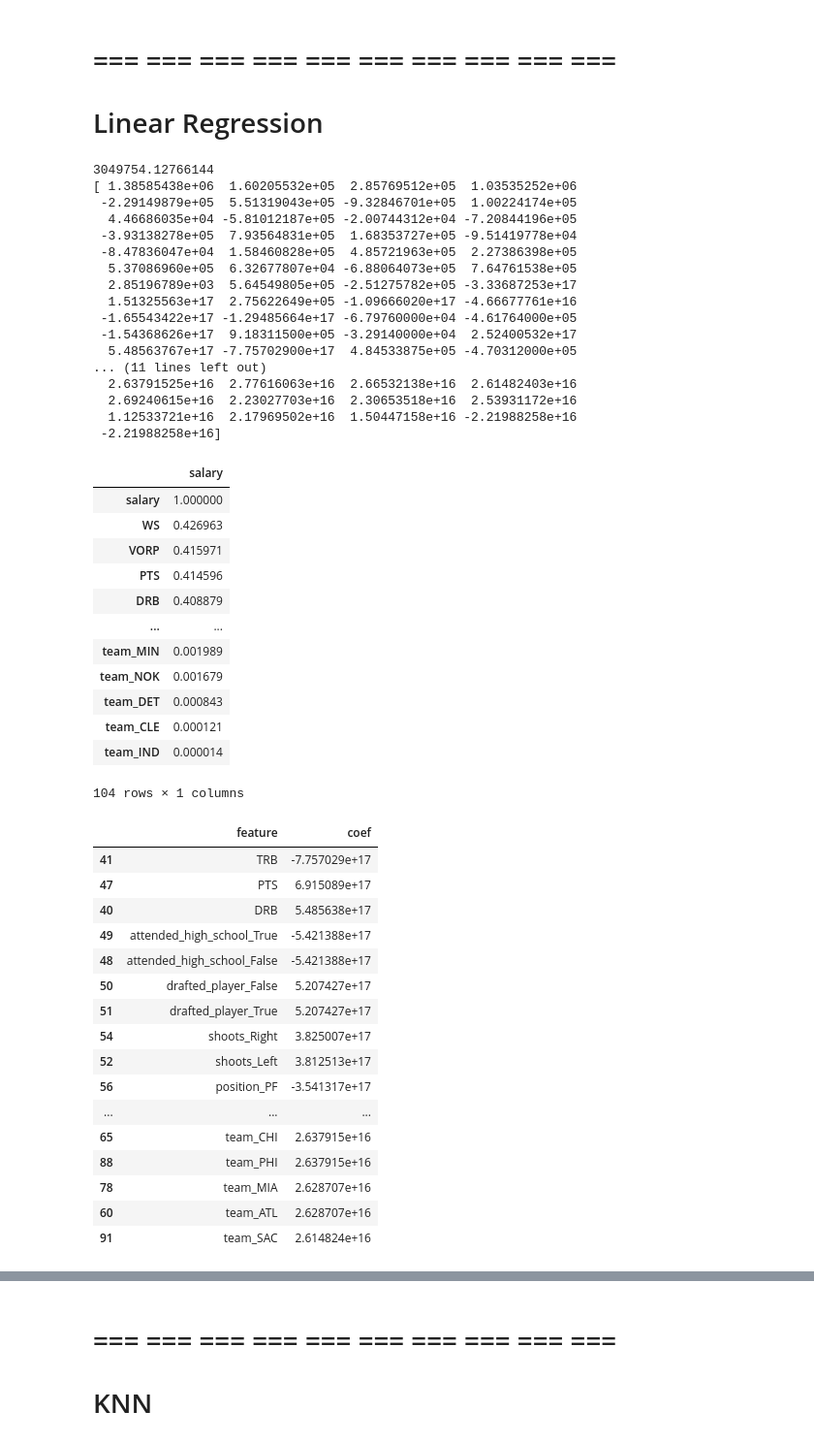
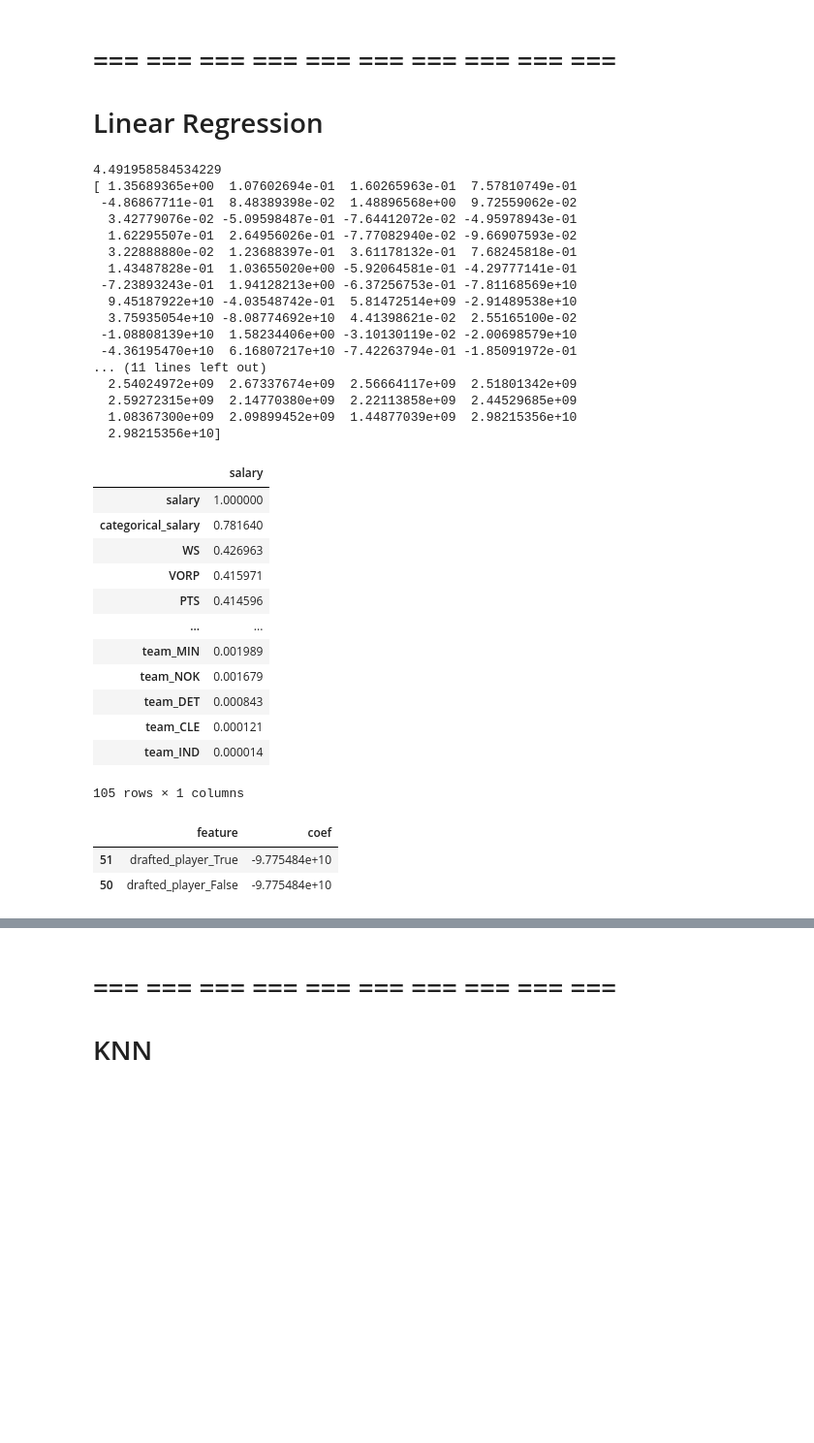
Before and after one commit to LukasMachetanz/data-mining-nba, a Jupyter notebook: data_mining-nba.ipynb, the cells around one changed output, grey strips where cells are left out. Shown at 97% size. Drawn from its saved outputs; the diff is of its cells as text; code cells hidden in the pictures; blank space fills up the shorter version.

```diff
--- a/data_mining-nba.ipynb
+++ b/data_mining-nba.ipynb
@@ -1169,0 +1219,4 @@ correlations_df.head(20)
+# %%
+# labels = ["One", "Two", "Three", "Four", "Five", "Six", "Seven", "Eight", "Nine", "Ten"]
+labels = ["1", "2", "3", "4", "5", "6", "7", "8", "9", "10"]
+df["categorical_salary"] = pd.qcut(df.salary, q=10, labels=False)
@@ -1170,3 +1242,5 @@ correlations_df.head(20)
+# %%
+df["categorical_salary"] = df["categorical_salary"].astype(int)
 # %% [markdown]
 # === === === === === === === === === ===
 # Train / Test Split
@@ -1175,7 +1249,7 @@ split_df = df
 # %% [markdown]
 ## Trainingsdaten
 # %%
-X = split_df.drop(columns = ["salary"])
+X = split_df.drop(columns = ["salary", "categorical_salary"])
 # %% [markdown]
 ### Top Ten Correlation Features
 
@@ -1268,2 +1344,2 @@ X.drop(columns = ["3P%"], inplace=True)
 # %%
-y = split_df["salary"]
+y = split_df["categorical_salary"]
@@ -1297,61 +1373,47 @@ y_pred = model.predict(X_test_linear)
 print(model.intercept_)
 print(model.coef_)
 # %% [output]
-3049754.12766144
-[ 1.38585438e+06  1.60205532e+05  2.85769512e+05  1.03535252e+06
- -2.29149879e+05  5.51319043e+05 -9.32846701e+05  1.00224174e+05
-  4.46686035e+04 -5.81012187e+05 -2.00744312e+04 -7.20844196e+05
- -3.93138278e+05  7.93564831e+05  1.68353727e+05 -9.51419778e+04
- -8.47836047e+04  1.58460828e+05  4.85721963e+05  2.27386398e+05
-  5.37086960e+05  6.32677807e+04 -6.88064073e+05  7.64761538e+05
-  2.85196789e+03  5.64549805e+05 -2.51275782e+05 -3.33687253e+17
-  1.51325563e+17  2.75622649e+05 -1.09666020e+17 -4.66677761e+16
- -1.65543422e+17 -1.29485664e+17 -6.79760000e+04 -4.61764000e+05
- -1.54368626e+17  9.18311500e+05 -3.29140000e+04  2.52400532e+17
-  5.48563767e+17 -7.75702900e+17  4.84533875e+05 -4.70312000e+05
+4.491958584534229
+[ 1.35689365e+00  1.07602694e-01  1.60265963e-01  7.57810749e-01
+ -4.86867711e-01  8.48389398e-02  1.48896568e+00  9.72559062e-02
+  3.42779076e-02 -5.09598487e-01 -7.64412072e-02 -4.95978943e-01
+  1.62295507e-01  2.64956026e-01 -7.77082940e-02 -9.66907593e-02
+  3.22888880e-02  1.23688397e-01  3.61178132e-01  7.68245818e-01
+  1.43487828e-01  1.03655020e+00 -5.92064581e-01 -4.29777141e-01
+ -7.23893243e-01  1.94128213e+00 -6.37256753e-01 -7.81168569e+10
+  9.45187922e+10 -4.03548742e-01  5.81472514e+09 -2.91489538e+10
+  3.75935054e+10 -8.08774692e+10  4.41398621e-02  2.55165100e-02
+ -1.08808139e+10  1.58234406e+00 -3.10130119e-02 -2.00698579e+10
+ -4.36195470e+10  6.16807217e+10 -7.42263794e-01 -1.85091972e-01
 ... (11 lines left out)
-  2.63791525e+16  2.77616063e+16  2.66532138e+16  2.61482403e+16
-  2.69240615e+16  2.23027703e+16  2.30653518e+16  2.53931172e+16
-  1.12533721e+16  2.17969502e+16  1.50447158e+16 -2.21988258e+16
- -2.21988258e+16]
+  2.54024972e+09  2.67337674e+09  2.56664117e+09  2.51801342e+09
+  2.59272315e+09  2.14770380e+09  2.22113858e+09  2.44529685e+09
+  1.08367300e+09  2.09899452e+09  1.44877039e+09  2.98215356e+10
+  2.98215356e+10]
 # %%
 pd.DataFrame(abs(df.corr().salary).sort_values(ascending = False))
 # %% [output]
 |  | salary |
 | salary | 1.000000 |
+| categorical_salary | 0.781640 |
 | WS | 0.426963 |
 | VORP | 0.415971 |
 | PTS | 0.414596 |
-| DRB | 0.408879 |
 | ... | ... |
 | team_MIN | 0.001989 |
 | team_NOK | 0.001679 |
 | team_DET | 0.000843 |
 | team_CLE | 0.000121 |
 | team_IND | 0.000014 |
-104 rows × 1 columns
+105 rows × 1 columns
 # %%
 zipped = list(zip(X_train.columns, model.coef_))
 data = pd.DataFrame(zipped, columns=['feature', 'coef'])
 data = data.reindex(data.coef.abs().sort_values(ascending = False).index)
 # %%
-data.head(40)
+data.head(2)
 # %% [output]
 |  | feature | coef |
-| 41 | TRB | -7.757029e+17 |
-| 47 | PTS | 6.915089e+17 |
-| 40 | DRB | 5.485638e+17 |
-| 49 | attended_high_school_True | -5.421388e+17 |
-| 48 | attended_high_school_False | -5.421388e+17 |
-| 50 | drafted_player_False | 5.207427e+17 |
-| 51 | drafted_player_True | 5.207427e+17 |
-| 54 | shoots_Right | 3.825007e+17 |
-| 52 | shoots_Left | 3.812513e+17 |
-| 56 | position_PF | -3.541317e+17 |
-| ... | ... | ... |
-| 65 | team_CHI | 2.637915e+16 |
-| 88 | team_PHI | 2.637915e+16 |
-| 78 | team_MIA | 2.628707e+16 |
-| 60 | team_ATL | 2.628707e+16 |
-| 91 | team_SAC | 2.614824e+16 |
+| 51 | drafted_player_True | -9.775484e+10 |
+| 50 | drafted_player_False | -9.775484e+10 |
 # %%
```
Also changed, not shown: parts of 101 cells of this notebook, 2 other files.
